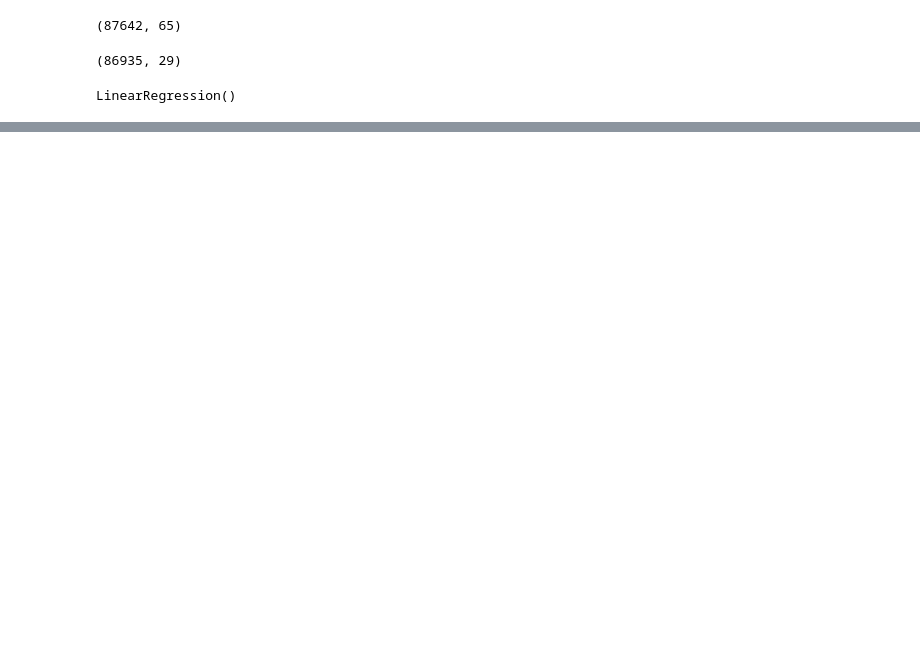
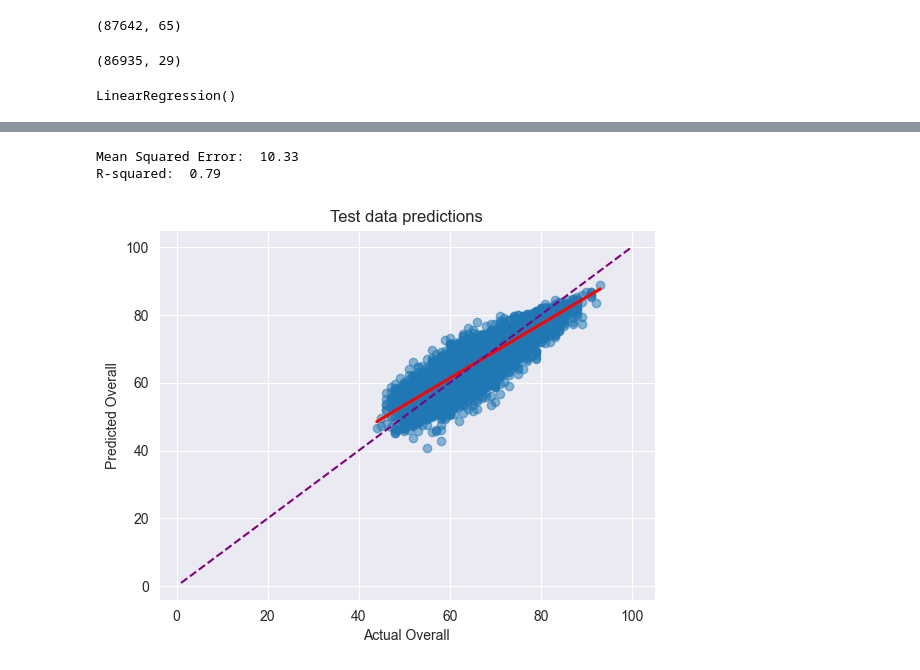
Before and after one commit to zurfil/DataSciencePortfolio, a Jupyter notebook: FIFA/regression.ipynb, the cells around one changed output, grey strips where cells are left out. Drawn from its saved outputs; the diff is of its cells as text; code cells hidden in the pictures; blank space fills up the shorter version.

Commit message:
+ hyper-param tuning for regression

```diff
--- a/FIFA/regression.ipynb
+++ b/FIFA/regression.ipynb
@@ -93,0 +96,18 @@ R-squared:  0.81
+# %%
+from sklearn.model_selection import GridSearchCV, cross_val_score
+
+param_grid = {
+    "fit_intercept": [True, False],
+    "copy_X": [True, False],
+}
+
+grid_search = GridSearchCV(reg, param_grid, cv=4, scoring="r2", verbose=2)
+
+grid_search.fit(X_train, y_train)
+
+print("Best Hyperparameters: ", grid_search.best_params_)
+
+best_reg = grid_search.best_estimator_
+cv_scores = cross_val_score(best_reg, X_train, y_train, cv=4, scoring="r2")
+print(f"Cross-Validation Scores: {cv_scores}")
+print(f"Mean CV Score: {np.mean(cv_scores) :.2f}")
@@ -93,0 +135,21 @@ R-squared:  0.81
+# %%
+best_reg.fit(X_train, y_train)
+
+y_pred = best_reg.predict(X_test)
+# %%
+mse = mean_squared_error(y_test, y_pred)
+r2 = r2_score(y_test, y_pred)
+
+print(f"Mean Squared Error: {mse: .2f}")
+print(f"R-squared: {r2: .2f}")
+
+sns.regplot(x=y_test, y=y_pred, scatter_kws={"alpha":0.5}, line_kws={"color": 'red'})
+plt.plot(np.linspace(1, 100, 100), np.linspace(1, 100, 100), color="purple", linestyle="dashed")
+plt.xlabel("Actual Overall")
+plt.ylabel("Predicted Overall")
+plt.title("Test data predictions")
+plt.show();
+# %% [output]
+Mean Squared Error:  10.33
+R-squared:  0.79
+[figure, added]
```
Also changed, not shown: parts of 4 cells of this notebook.
